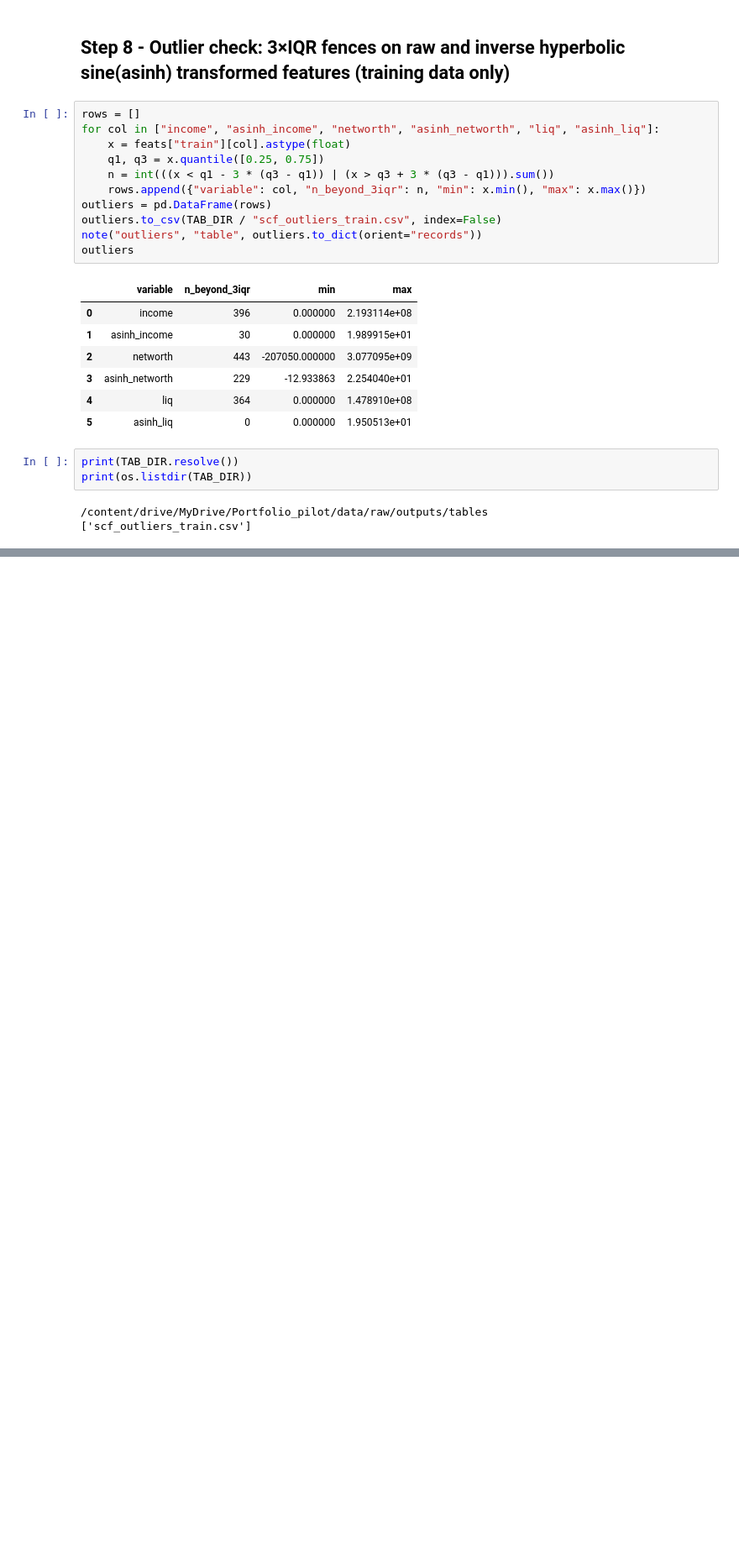
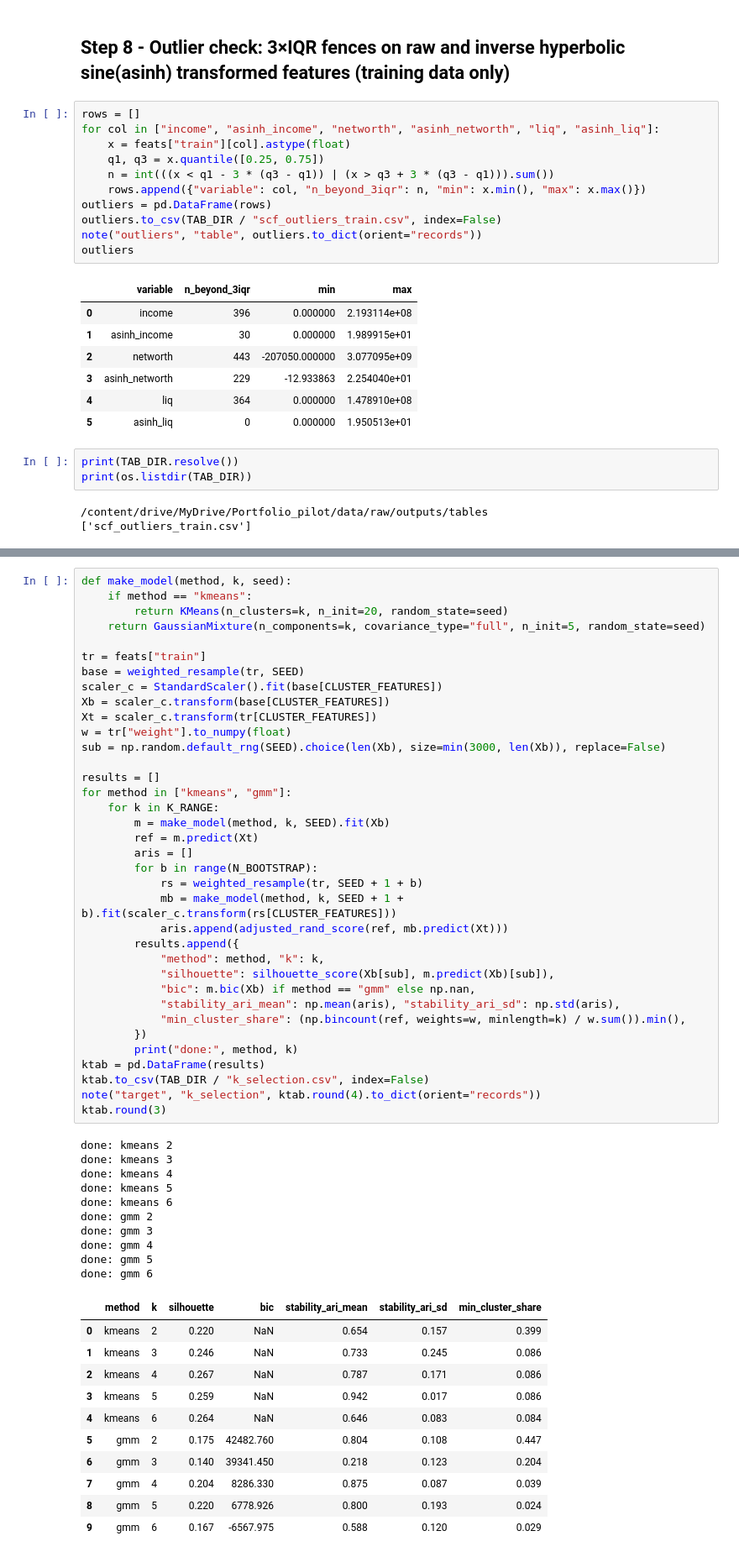
Before and after one commit to Ivory-Uche/Portfolio-Pilot, a Jupyter notebook: Portfolio_pilot_M3.ipynb, the cells around one changed output, grey strips where cells are left out. Shown at 84% size. Drawn from its saved outputs; the diff is of its cells as text; blank space fills up the shorter version.

```diff
--- a/Portfolio_pilot_M3.ipynb
+++ b/Portfolio_pilot_M3.ipynb
@@ -333,0 +336,58 @@ print(os.listdir(TAB_DIR))
+# %%
+def make_model(method, k, seed):
+    if method == "kmeans":
+        return KMeans(n_clusters=k, n_init=20, random_state=seed)
+    return GaussianMixture(n_components=k, covariance_type="full", n_init=5, random_state=seed)
+
+tr = feats["train"]
+base = weighted_resample(tr, SEED)
+scaler_c = StandardScaler().fit(base[CLUSTER_FEATURES])
+Xb = scaler_c.transform(base[CLUSTER_FEATURES])
+Xt = scaler_c.transform(tr[CLUSTER_FEATURES])
+w = tr["weight"].to_numpy(float)
+sub = np.random.default_rng(SEED).choice(len(Xb), size=min(3000, len(Xb)), replace=False)
+
+results = []
+for method in ["kmeans", "gmm"]:
+    for k in K_RANGE:
+        m = make_model(method, k, SEED).fit(Xb)
+        ref = m.predict(Xt)
+        aris = []
+        for b in range(N_BOOTSTRAP):
+            rs = weighted_resample(tr, SEED + 1 + b)
+            mb = make_model(method, k, SEED + 1 + b).fit(scaler_c.transform(rs[CLUSTER_FEATURES]))
+            aris.append(adjusted_rand_score(ref, mb.predict(Xt)))
+        results.append({
+            "method": method, "k": k,
+            "silhouette": silhouette_score(Xb[sub], m.predict(Xb)[sub]),
+            "bic": m.bic(Xb) if method == "gmm" else np.nan,
+            "stability_ari_mean": np.mean(aris), "stability_ari_sd": np.std(aris),
+            "min_cluster_share": (np.bincount(ref, weights=w, minlength=k) / w.sum()).min(),
+        })
+        print("done:", method, k)
+ktab = pd.DataFrame(results)
+ktab.to_csv(TAB_DIR / "k_selection.csv", index=False)
+note("target", "k_selection", ktab.round(4).to_dict(orient="records"))
+ktab.round(3)
+# %% [output]
+done: kmeans 2
+done: kmeans 3
+done: kmeans 4
+done: kmeans 5
+done: kmeans 6
+done: gmm 2
+done: gmm 3
+done: gmm 4
+done: gmm 5
+done: gmm 6
+|  | method | k | silhouette | bic | stability_ari_mean | stability_ari_sd | min_cluster_share |
+| 0 | kmeans | 2 | 0.220 | NaN | 0.654 | 0.157 | 0.399 |
+| 1 | kmeans | 3 | 0.246 | NaN | 0.733 | 0.245 | 0.086 |
+| 2 | kmeans | 4 | 0.267 | NaN | 0.787 | 0.171 | 0.086 |
+| 3 | kmeans | 5 | 0.259 | NaN | 0.942 | 0.017 | 0.086 |
+| 4 | kmeans | 6 | 0.264 | NaN | 0.646 | 0.083 | 0.084 |
+| 5 | gmm | 2 | 0.175 | 42482.760 | 0.804 | 0.108 | 0.447 |
+| 6 | gmm | 3 | 0.140 | 39341.450 | 0.218 | 0.123 | 0.204 |
+| 7 | gmm | 4 | 0.204 | 8286.330 | 0.875 | 0.087 | 0.039 |
+| 8 | gmm | 5 | 0.220 | 6778.926 | 0.800 | 0.193 | 0.024 |
+| 9 | gmm | 6 | 0.167 | -6567.975 | 0.588 | 0.120 | 0.029 |
```
Also changed, not shown: parts of 1 cell of this notebook.
